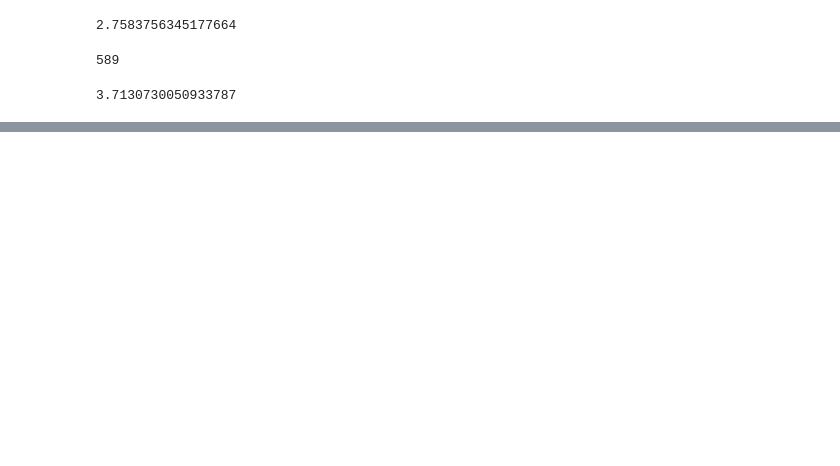
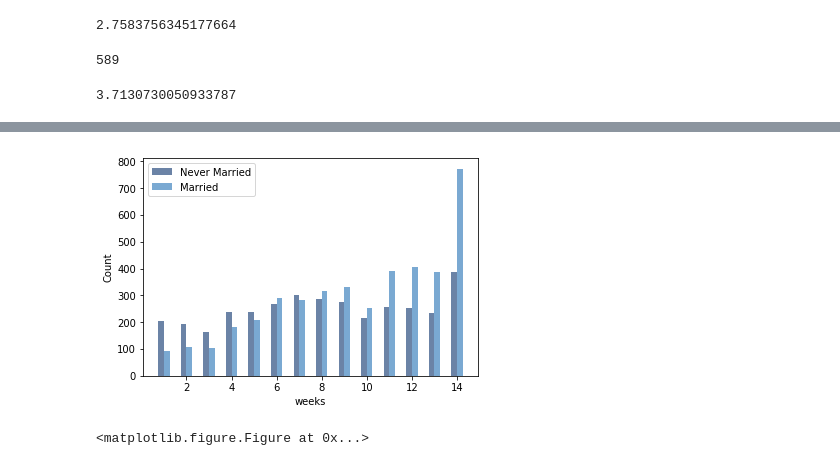
Before and after one commit to malikedice/homework1_cs240, a Jupyter notebook: Homework1_malikekicim.ipynb, the cells around one changed output, grey strips where cells are left out. Cells and saved outputs as stored; diff of their text form; code cells hidden in the pictures; blank space fills up the shorter version.

```diff
--- a/Homework1_malikekicim.ipynb
+++ b/Homework1_malikekicim.ipynb
@@ -118,0 +158,14 @@ print(mean/preg.agescrn.value_counts()[max(preg["agescrn"])])
+# %%
+neverMarried = pres[pres.fmarno == 0]
+married = pres[pres.fmarno >= 1]
+first = thinkstats2.Hist(neverMarried.totincr, label="Never Married")
+second = thinkstats2.Hist(married.totincr, label="Married")
+
+width = 0.25
+#thinkplot.PrePlot(2)
+thinkplot.Hist(first, align='right', width=width)
+thinkplot.Hist(second, align='left', width=width)
+thinkplot.Show(xlabel='weeks', ylabel='Count')
+# %% [output]
+[figure, added]
+<matplotlib.figure.Figure at 0x...>
```
Also changed, not shown: parts of 21 cells of this notebook.
